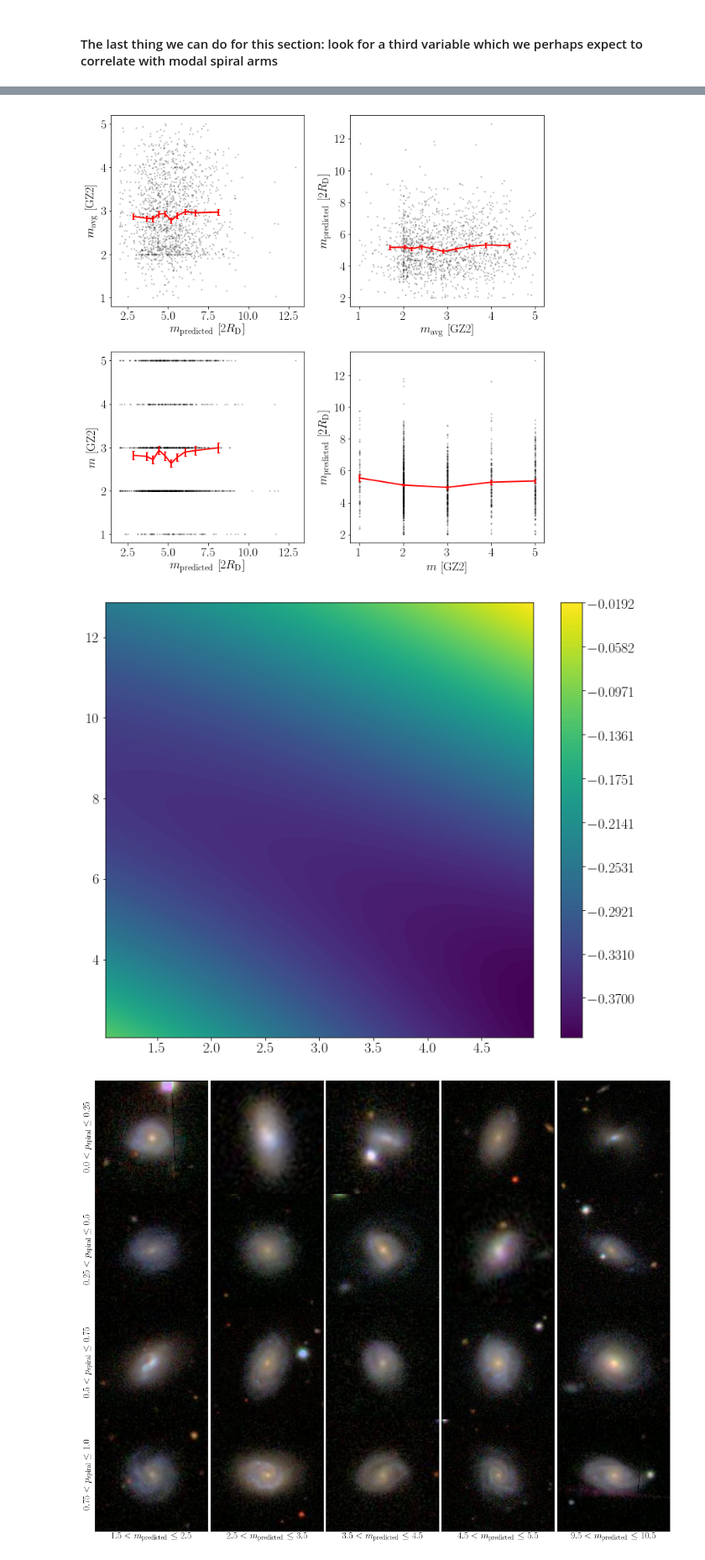
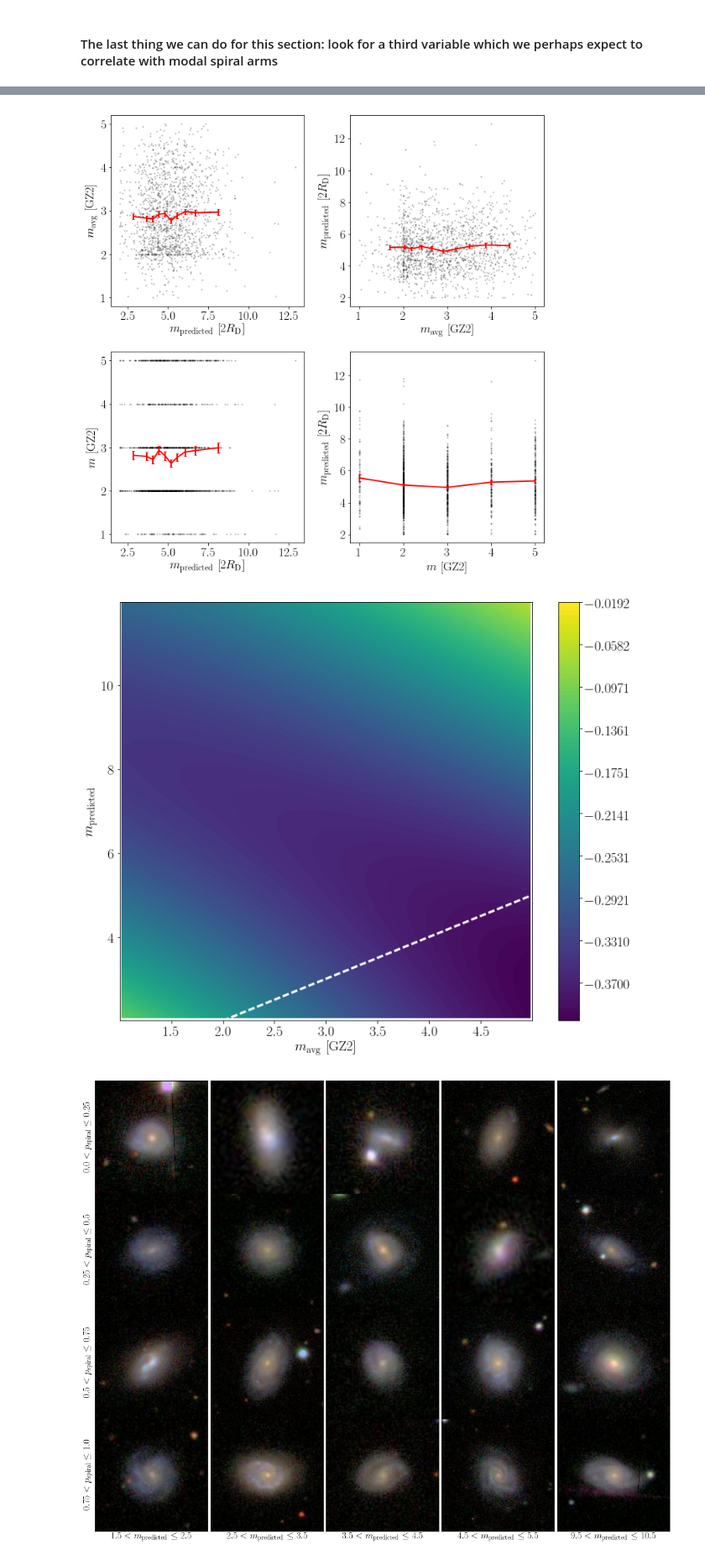
Before and after one commit to RossHart/Donghia_paper, a Jupyter notebook: science_1.ipynb, the cells around one changed output, grey strips where cells are left out. Shown at 84% size. Cells and saved outputs as stored; diff of their text form; code cells hidden in the pictures.

```diff
--- a/science_1.ipynb
+++ b/science_1.ipynb
@@ -322,27 +322,28 @@ fig, axarr = plt.subplots(2,4,figsize=(20,10),sharey=True)
 axarr = axarr.ravel()
 fig.delaxes(axarr[-1])
 
-y = morph_data['p_spiral']
+y = np.all([morph_data['p_spiral'] >= 0.5,
+            morph_data['N_spiral'] >= 5],axis=0)
 
 for x, xlabel, ax, color in zip(xs,xlabels,axarr,colors):
 
     xy = x_vs_y(x[sample_ok],y[sample_ok])
-    xy.continuous_vs_continuous_binned_mean(bins=20,equal_N=True)
+    xy.fraction_with_feature(bins=20,equal_N=True)
     xy.line_plot(ax,color='k',lw=3,linestyle='solid')
     xy.error_plot(ax,color='k',style='filled',
                   alpha=0.2)
 
     xy_nsf = x_vs_y(x[non_sf_sample],y[non_sf_sample])
-    xy_nsf.continuous_vs_continuous_binned_mean(bins=20,equal_N=True)
+    xy_nsf.fraction_with_feature(bins=20,equal_N=True)
     xy_nsf.line_plot(ax,color='r',lw=2)
     xy_nsf.error_plot(ax,color='r',alpha=0.2)
 
     xy_sf = x_vs_y(x[sf_sample],y[sf_sample])
-    xy_sf.continuous_vs_continuous_binned_mean(bins=20,equal_N=True)
+    xy_sf.fraction_with_feature(bins=20,equal_N=True)
     xy_sf.line_plot(ax,color='b',lw=3,linestyle='dashed')
     xy_sf.error_plot(ax,color='b',style='lined',lw=2,linestyle='dashed')
 
     ax.set_xlabel(xlabel)
 
-_ = fig.text(0.08, 0.5, '$p_\mathrm{spiral}$', va='center', rotation='vertical')
+_ = fig.text(0.08, 0.5, '$f_\mathrm{spiral}$', va='center', rotation='vertical')
 # %% [output]
@@ -456,34 +565,43 @@ xlabels = ('$m_\mathrm{predicted}$ [$2R_\mathrm{D}$]',
 ylabels = ('$m_\mathrm{avg}$ [GZ2]',
            '$m_\mathrm{predicted}$ [$2R_\mathrm{D}$]',
            '$m$ [GZ2]',
            '$m_\mathrm{predicted}$ [$2R_\mathrm{D}$]')
 
 
 fig, axarr = plt.subplots(2,2,figsize=(10,10))
 axarr = axarr.ravel()
 
 for ax, xy, xy_, xlabel, ylabel in zip(axarr,xys,xy_data,xlabels,ylabels):
     ax.scatter(xy_[0],xy_[1],color='k',s=2,alpha=0.2)
     xy.error_plot(ax,style='errorbar',color='r',lw=2,capsize=2)
     _ = ax.set_xlabel(xlabel)
     _ = ax.set_ylabel(ylabel)
 
 fig.tight_layout()
 
 ####################################################
 x = morph_data['m_avg'][low_z_spiral_sample]
 y = halo_data_w_gas['m_predicted_2R_d'][low_z_spiral_sample]
 z = gz2_data['IVAN_DENSITY'][low_z_spiral_sample]
 
 fig = plt.figure(figsize=(12,10))
 ax = plt.subplot(111)
 
 #_ = plt.scatter(x,y,c=z,cmap=plt.cm.coolwarm)
 _ = xyz_contour(x,y,z,fill_properties={'colormap':'viridis'})
 _ = plt.colorbar()
+
+_ = ax.set_xlabel('$m_\mathrm{avg}$ [GZ2]')
+_ = ax.set_ylabel('$m_\mathrm{predicted}$')
+
+x_g = np.linspace(2,5,100)
+y_g = np.linspace(2,5,100)
+_ = ax.plot(x_g,y_g,'w--',lw=3)
+_ = ax.set_xlim(1,5)
+_ = ax.set_ylim(2,12)
 # %% [output]
 [figure]
-[figure, old version]
+[figure, new version]
 # %%
 from display_image import display_image
 
```
Also changed, not shown: parts of 9 cells of this notebook.
